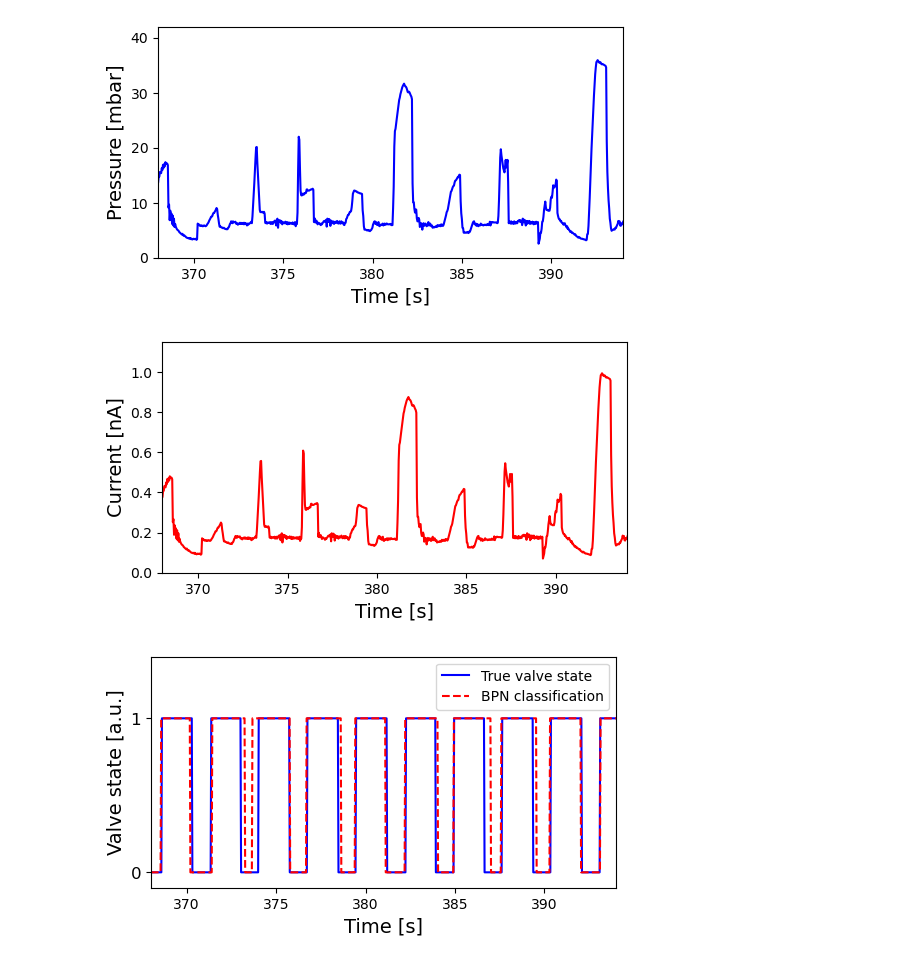
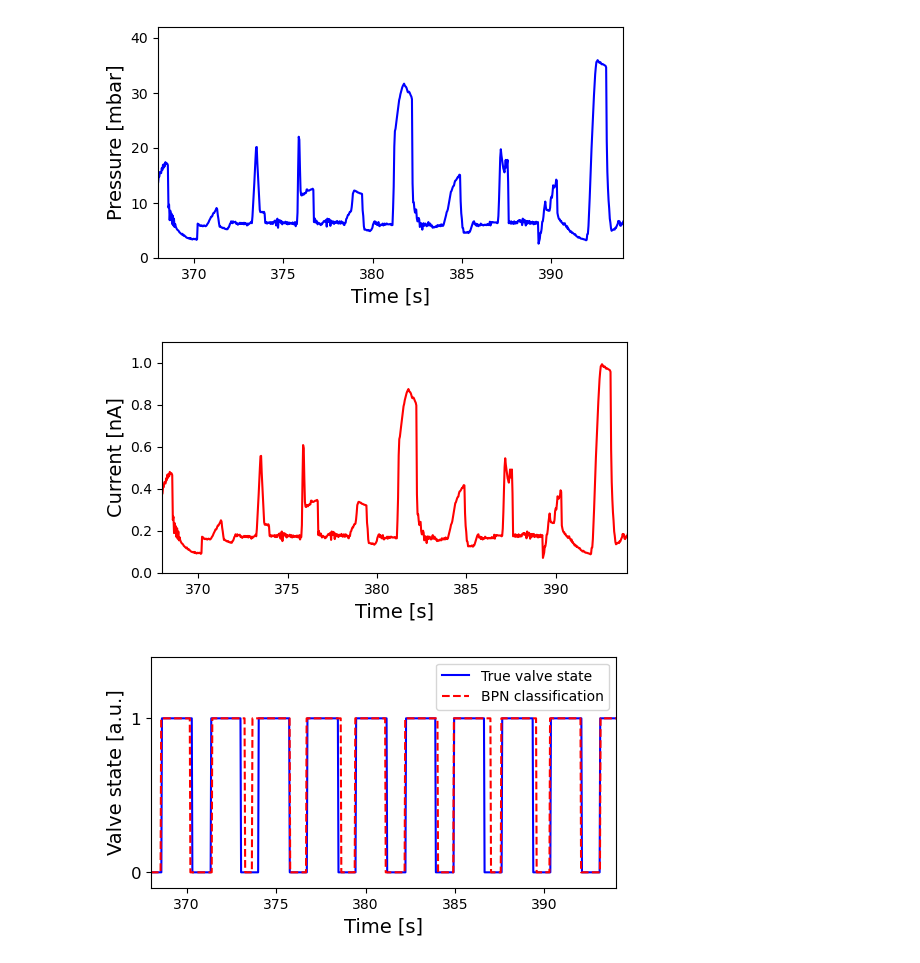
Before and after one commit to TMKamsma/Pyontronics, a Jupyter notebook: demo.ipynb, the cells around one changed output. Saved outputs shown, nothing was run; the diff lists cells and outputs as text; code cells hidden in the pictures.

```diff
--- a/demo.ipynb
+++ b/demo.ipynb
@@ -414,21 +438,21 @@ plt.savefig("output/ventilator_pressureinput_plot.pdf",bbox_inches='tight')
 # %%
 L = 200*10**-6
 R = 25*10**-6
 epsilon = (8.8541878128*10**-12)*80.23
 eta = 0.001009347337765476
 psi0 = -0.04
 
 plt.figure(figsize=(6, 3))
 plt.plot(np.linspace(0, len(test_y)*0.034035, len(test_y)), -np.pi*(R**2)*epsilon*psi0*(test_y*0.980665*100)*10**9/(eta*L),color='red')
 plt.xlabel("Time [s]", fontsize=14)
 plt.ylabel("Current [nA]", fontsize=14)
 plt.xlim(368,394)
-plt.ylim(0, 1.15)
+plt.ylim(0, 1.1)
 #plt.legend()
 #plt.show()
 plt.savefig("output/ventilator_currentinput_plot.pdf",bbox_inches='tight')
 # %% [output]
-[figure, old version]
+[figure, new version]
 # %%
 plt.figure(figsize=(6, 3))
 plt.plot(np.linspace(0, len(test_y_uout)*0.034035, len(test_y_uout)), test_y_uout,color='blue', label="True valve state")
```
Also changed, not shown: parts of 4 cells of this notebook, 3 other files.
